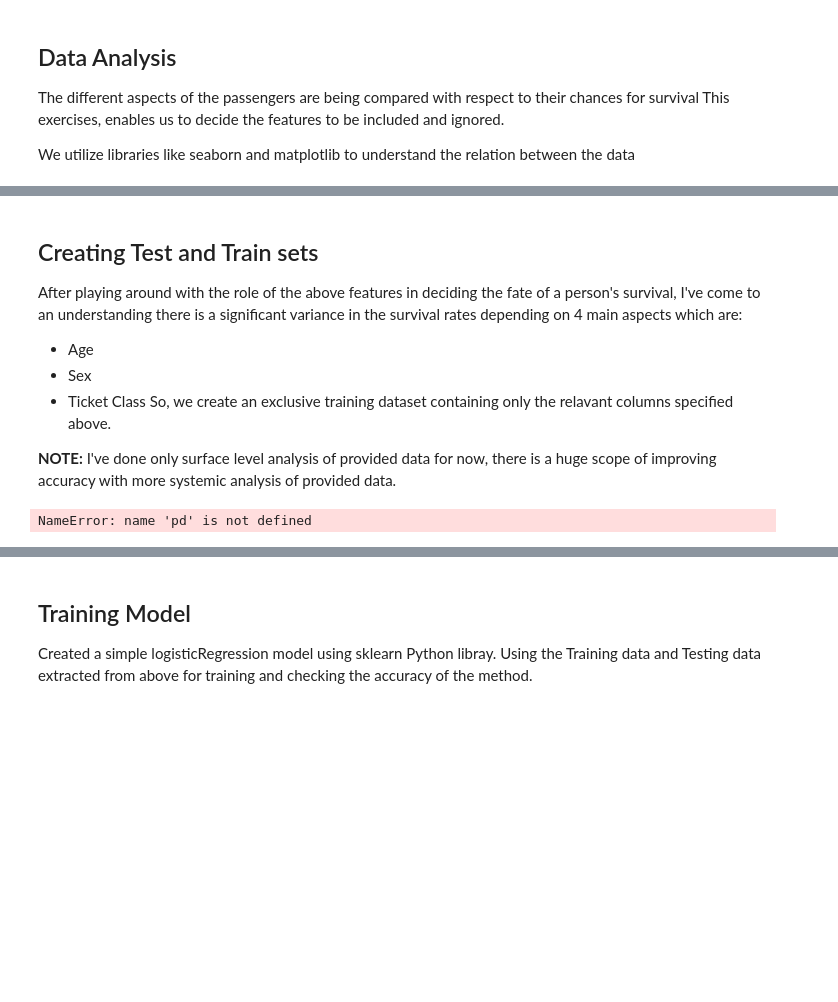
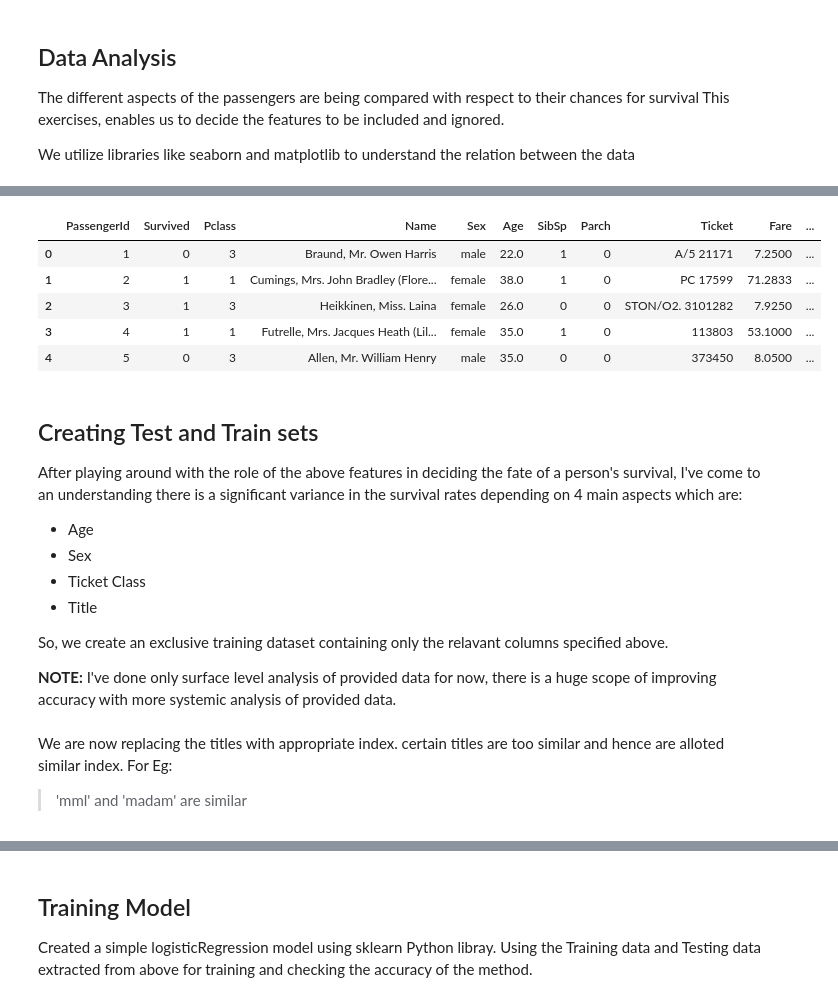
Before and after one commit to ssanishk/Titanic-Kaggle-Problem, a Jupyter notebook: Titanic-Kaggle.ipynb, the cells around one changed output, grey strips where cells are left out. Cells and saved outputs as stored; diff of their text form; code cells hidden in the pictures; blank space fills up the shorter version.

```diff
--- a/Titanic-Kaggle.ipynb
+++ b/Titanic-Kaggle.ipynb
@@ -64,3 +200,12 @@ survived.Pclass.value_counts()
+# %%
+InitialTraindata.head()
+# %% [output]
+|  | PassengerId | Survived | Pclass | Name | Sex | Age | SibSp | Parch | Ticket | Fare | ... |
+| 0 | 1 | 0 | 3 | Braund, Mr. Owen Harris | male | 22.0 | 1 | 0 | A/5 21171 | 7.2500 | ... |
+| 1 | 2 | 1 | 1 | Cumings, Mrs. John Bradley (Flore... | female | 38.0 | 1 | 0 | PC 17599 | 71.2833 | ... |
+| 2 | 3 | 1 | 3 | Heikkinen, Miss. Laina | female | 26.0 | 0 | 0 | STON/O2. 3101282 | 7.9250 | ... |
+| 3 | 4 | 1 | 1 | Futrelle, Mrs. Jacques Heath (Lil... | female | 35.0 | 1 | 0 | 113803 | 53.1000 | ... |
+| 4 | 5 | 0 | 3 | Allen, Mr. William Henry | male | 35.0 | 0 | 0 | 373450 | 8.0500 | ... |
 # %% [markdown]
 ## Creating Test and Train sets
 
@@ -68,19 +213,22 @@ After playing around with the role of the above features in deciding the fate of
 * Age
 * Sex
 * Ticket Class
+* Title
+
 So, we create an exclusive training dataset containing only the relavant columns specified above.
 
 **NOTE:** I've done only surface level analysis of provided data for now, there is a huge scope of improving accuracy with more systemic analysis of provided data.
+# %% [markdown]
+We are now replacing the titles with appropriate index. certain titles are too similar and hence are alloted similar index. For Eg:
+> 'mml' and 'madam' are similar
 # %%
-train = pd.concat([InitialTraindata['Age'],InitialTraindata['Sex'],InitialTraindata['Pclass'],InitialTraindata['Survived'],InitialTraindata['Fare']],axis=1)
-'''
-It is necessary to replace the string values for numeric processing in logistic regression
-'''
+train = pd.concat([InitialTraindata['Title'],InitialTraindata['Age'],InitialTraindata['Sex'],InitialTraindata['Pclass'],InitialTraindata['Survived'],InitialTraindata['Fare']],axis=1)
 
 train['Sex'].replace('female',0,inplace=True)
 train['Sex'].replace('male',1,inplace=True)
+
+di = {'Mr': 1,'Miss': 2,'Mrs': 2,'Master': 4,'Dr': 5, 'Rev': 6,'Mlle': 7,'Major': 8,'Col': 9,'Ms': 2,'Capt': 10,'Jonkheer': 11,'Mme': 2, 'Sir': 12, 'the Countess': 13, 'Lady': 7, 'Don': 14}
+train= train.replace({"Title": di})
-# %% [output]
-NameError: name 'pd' is not defined
 # %%
 Train_x, Test_x, Train_y, Test_y = train_test_split(train.drop(columns='Survived'), train['Survived'], test_size = 0.2, random_state = 0)
 Train_x.info()
```
Also changed, not shown: parts of 23 cells of this notebook.
